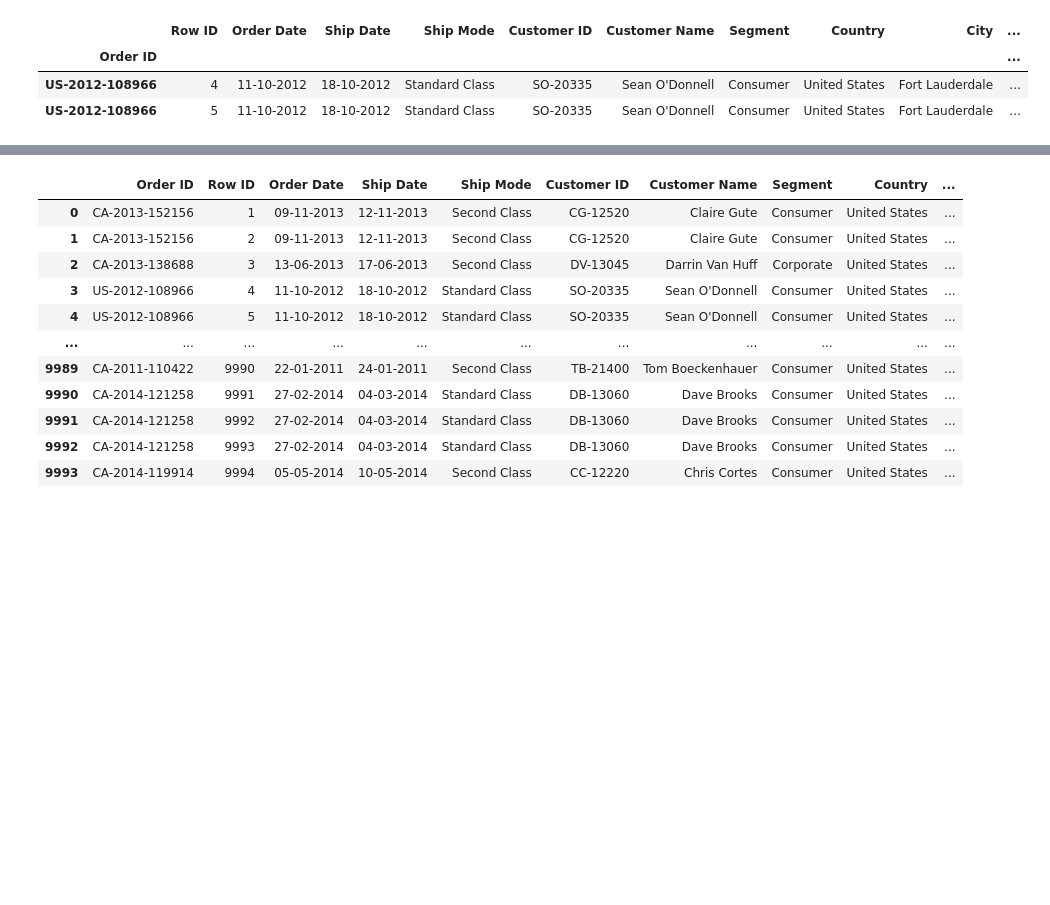
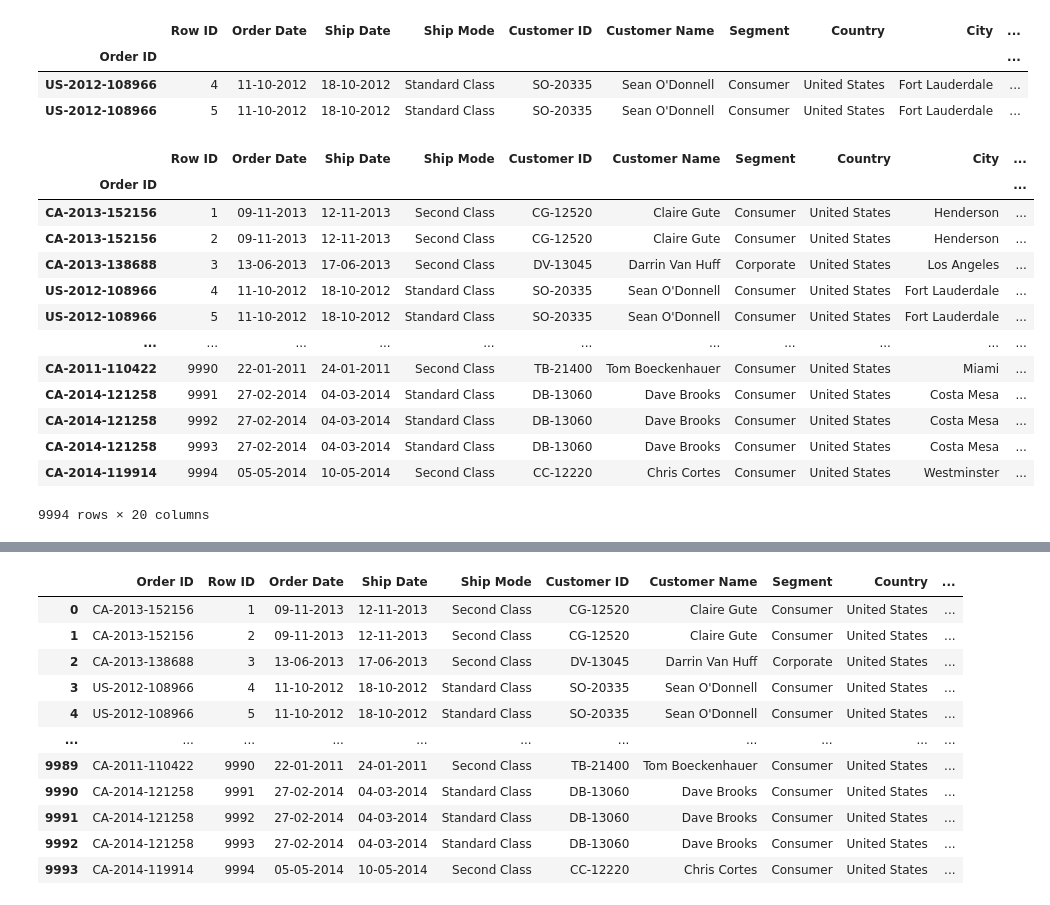
Before and after one commit to MaCoZu/Python, a Jupyter notebook: NOTEBOOKS/pandas/00_Introduction_to_Pandas.ipynb, the cells around one changed output, grey strips where cells are left out. Cells and saved outputs as stored; diff of their text form; code cells hidden in the pictures; blank space fills up the shorter version.

```diff
--- a/NOTEBOOKS/pandas/00_Introduction_to_Pandas.ipynb
+++ b/NOTEBOOKS/pandas/00_Introduction_to_Pandas.ipynb
@@ -92,6 +136,23 @@ df_indexed.loc["US-2012-108966"]
 | Order ID |  |  |  |  |  |  |  |  |  | ... |
 | US-2012-108966 | 4 | 11-10-2012 | 18-10-2012 | Standard Class | SO-20335 | Sean O'Donnell | Consumer | United States | Fort Lauderdale | ... |
 | US-2012-108966 | 5 | 11-10-2012 | 18-10-2012 | Standard Class | SO-20335 | Sean O'Donnell | Consumer | United States | Fort Lauderdale | ... |
+# %%
+df_indexed
+# %% [output]
+|  | Row ID | Order Date | Ship Date | Ship Mode | Customer ID | Customer Name | Segment | Country | City | ... |
+| Order ID |  |  |  |  |  |  |  |  |  | ... |
+| CA-2013-152156 | 1 | 09-11-2013 | 12-11-2013 | Second Class | CG-12520 | Claire Gute | Consumer | United States | Henderson | ... |
+| CA-2013-152156 | 2 | 09-11-2013 | 12-11-2013 | Second Class | CG-12520 | Claire Gute | Consumer | United States | Henderson | ... |
+| CA-2013-138688 | 3 | 13-06-2013 | 17-06-2013 | Second Class | DV-13045 | Darrin Van Huff | Corporate | United States | Los Angeles | ... |
+| US-2012-108966 | 4 | 11-10-2012 | 18-10-2012 | Standard Class | SO-20335 | Sean O'Donnell | Consumer | United States | Fort Lauderdale | ... |
+| US-2012-108966 | 5 | 11-10-2012 | 18-10-2012 | Standard Class | SO-20335 | Sean O'Donnell | Consumer | United States | Fort Lauderdale | ... |
+| ... | ... | ... | ... | ... | ... | ... | ... | ... | ... | ... |
+| CA-2011-110422 | 9990 | 22-01-2011 | 24-01-2011 | Second Class | TB-21400 | Tom Boeckenhauer | Consumer | United States | Miami | ... |
+| CA-2014-121258 | 9991 | 27-02-2014 | 04-03-2014 | Standard Class | DB-13060 | Dave Brooks | Consumer | United States | Costa Mesa | ... |
+| CA-2014-121258 | 9992 | 27-02-2014 | 04-03-2014 | Standard Class | DB-13060 | Dave Brooks | Consumer | United States | Costa Mesa | ... |
+| CA-2014-121258 | 9993 | 27-02-2014 | 04-03-2014 | Standard Class | DB-13060 | Dave Brooks | Consumer | United States | Costa Mesa | ... |
+| CA-2014-119914 | 9994 | 05-05-2014 | 10-05-2014 | Second Class | CC-12220 | Chris Cortes | Consumer | United States | Westminster | ... |
+9994 rows × 20 columns
 # %%
 # sort index in descending order
 df_indexed.sort_index(ascending=False)
```
Also changed, not shown: parts of 30 cells of this notebook, 4 other files.
